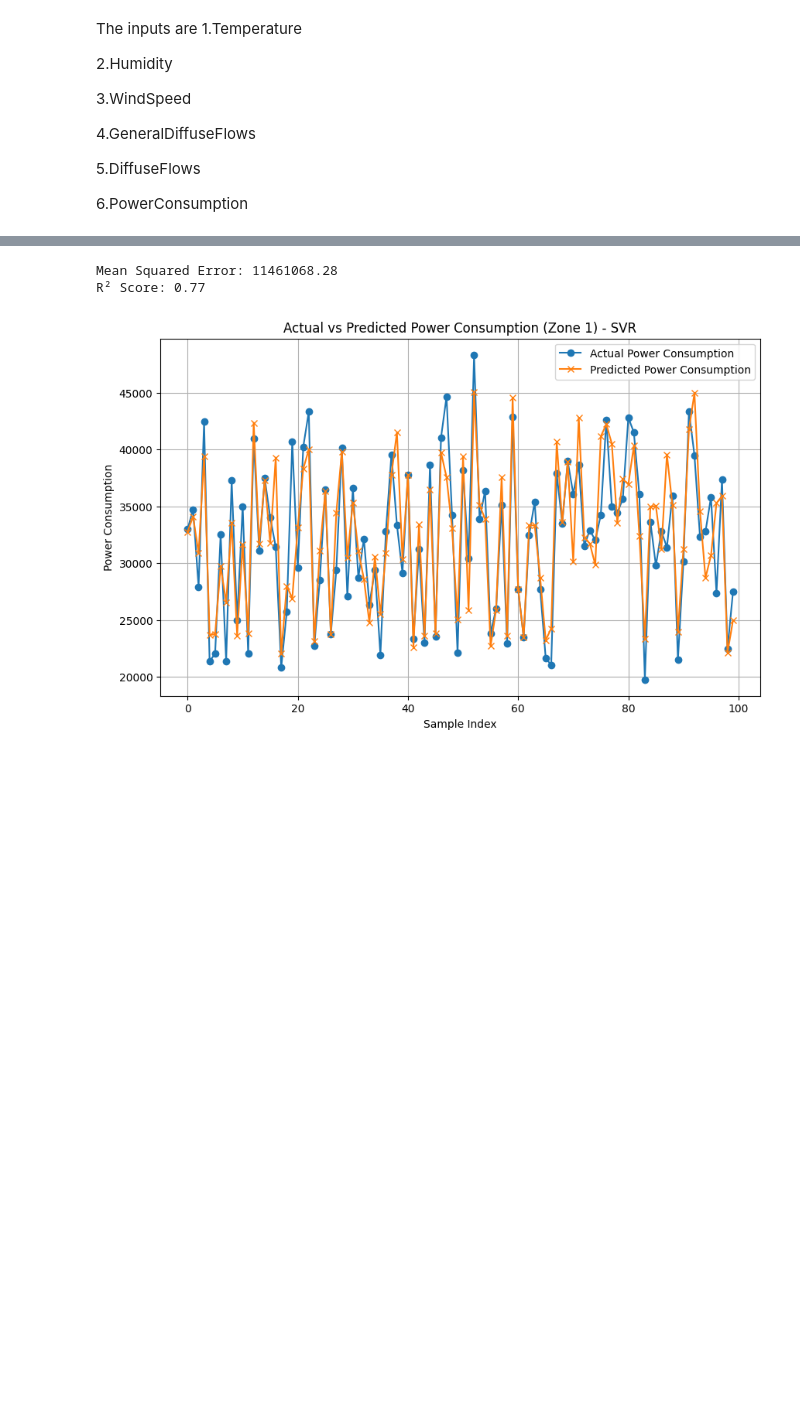
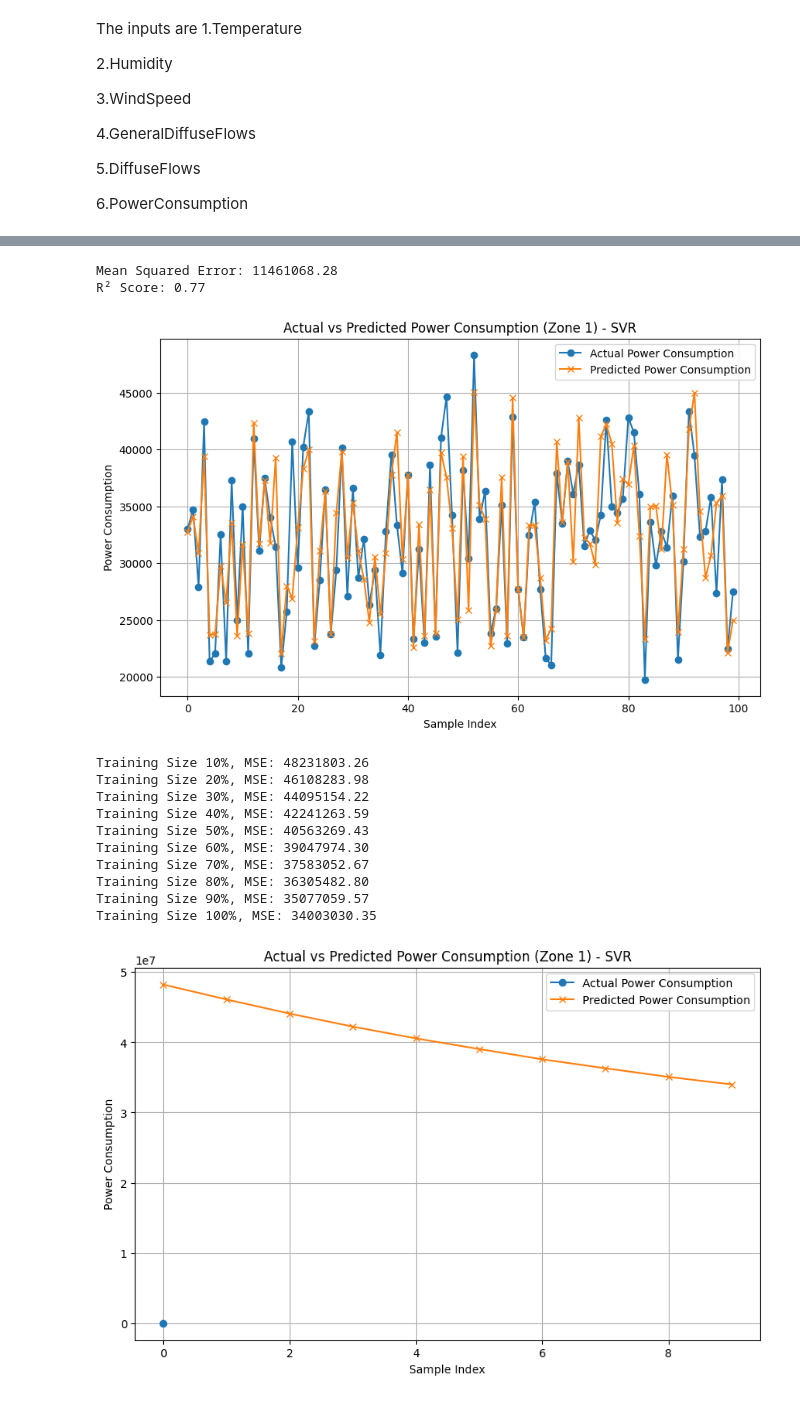
Before and after one commit to aditya2k5/Forecasting-electric-load-using_ML, a Jupyter notebook: Load_prediction_best_model.ipynb, the cells around one changed output, grey strips where cells are left out. Saved outputs shown, nothing was run; the diff lists cells and outputs as text; code cells hidden in the pictures; blank space fills up the shorter version.

```diff
--- a/Load_prediction_best_model.ipynb
+++ b/Load_prediction_best_model.ipynb
@@ -159,26 +298,70 @@ R² Score: 0.96
 # %%
 # Support vector regression
 model = SVR(kernel='rbf', C=100, epsilon=0.1)
 model.fit(X_train, y_train)
 y_pred = model.predict(X_test)
 
 # testing
 mse = mean_squared_error(y_test, y_pred)
 r2 = r2_score(y_test, y_pred)
 print(f'Mean Squared Error: {mse:.2f}')
 print(f'R² Score: {r2:.2f}')
 
 # Plotting
 plt.figure(figsize=(10, 6))
 plt.plot(y_test.values[:100], label='Actual Power Consumption', marker='o')
 plt.plot(y_pred[:100], label='Predicted Power Consumption', marker='x')
 plt.title('Actual vs Predicted Power Consumption (Zone 1) - SVR')
 plt.xlabel('Sample Index')
 plt.ylabel('Power Consumption')
 plt.legend()
 plt.grid(True)
 plt.show()
+# Initialize variables
+n_steps = 10  # Number of pseudo-epochs (10%, 20%, ..., 100% of training data)
+train_sizes = np.linspace(0.1, 1.0, n_steps)
+mse_scores = []
+
+# Train SVR on increasing training set sizes
+for size in train_sizes:
+    n_samples = int(len(X_train) * size)
+    X_train_subset = X_train[:n_samples]
+    y_train_subset = y_train[:n_samples]
+
+    # Train SVR model
+    model = SVR(kernel='rbf', C=1.0, epsilon=0.1)
+    model.fit(X_train_subset, y_train_subset)
+
+    # Compute MSE on test set
+    y_pred = model.predict(X_test)
+    mse = mean_squared_error(y_test, y_pred)
+    mse_scores.append(mse)
+    print(f'Training Size {size*100:.0f}%, MSE: {mse:.2f}')
+
+# Save mse_scores to a JSON file
+with open('mse_scores_svr.json', 'w') as f:
+    json.dump(mse_scores, f)
+plt.figure(figsize=(10, 6))
+plt.plot(size*100, label='Actual Power Consumption', marker='o')
+plt.plot(mse_scores, label='Predicted Power Consumption', marker='x')
+plt.title('Actual vs Predicted Power Consumption (Zone 1) - SVR')
+plt.xlabel('Sample Index')
+plt.ylabel('Power Consumption')
+plt.legend()
+plt.grid(True)
+plt.show()
 # %% [output]
 Mean Squared Error: 11461068.28
 R² Score: 0.77
 [figure]
+Training Size 10%, MSE: 48231803.26
+Training Size 20%, MSE: 46108283.98
+Training Size 30%, MSE: 44095154.22
+Training Size 40%, MSE: 42241263.59
+Training Size 50%, MSE: 40563269.43
+Training Size 60%, MSE: 39047974.30
+Training Size 70%, MSE: 37583052.67
+Training Size 80%, MSE: 36305482.80
+Training Size 90%, MSE: 35077059.57
+Training Size 100%, MSE: 34003030.35
+[figure, added]
```
Also changed, not shown: parts of 5 cells of this notebook.
